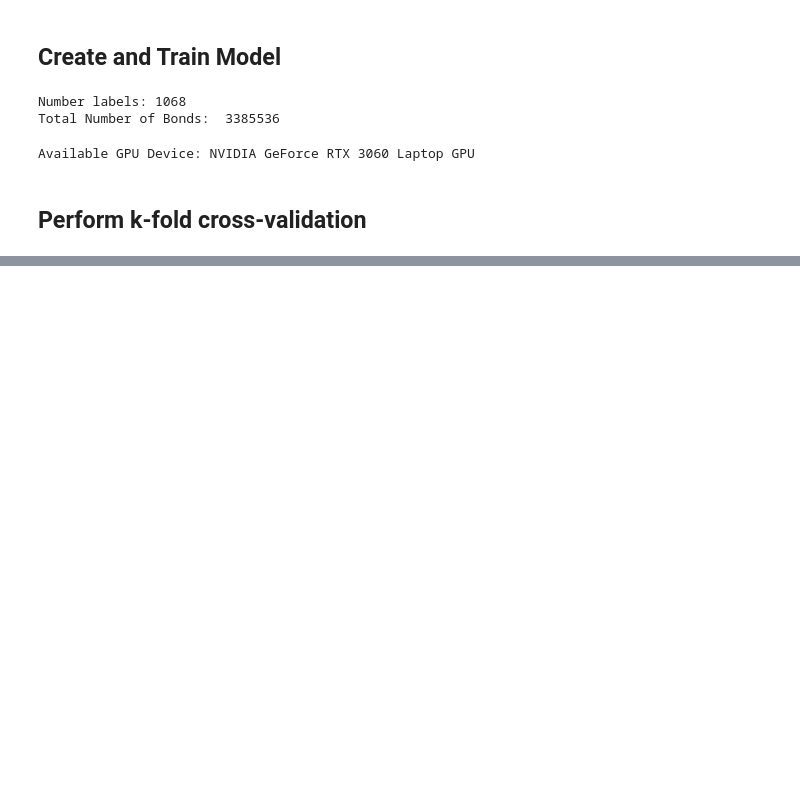
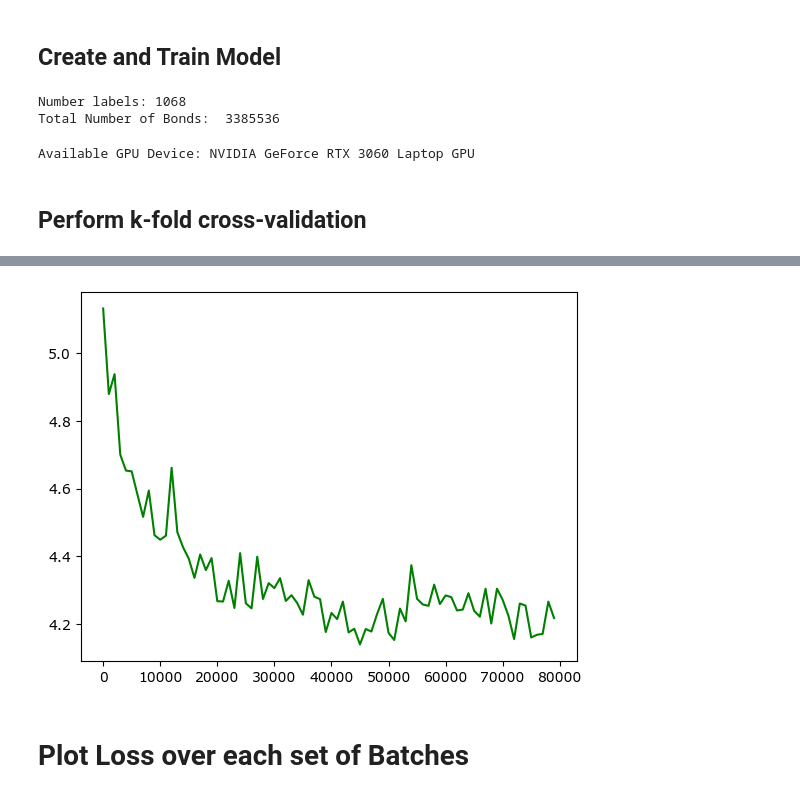
Before and after one commit to adampotter0105/TEC_ML, a Jupyter notebook: train_model.ipynb, the cells around one changed output, grey strips where cells are left out. Cells and saved outputs as stored; diff of their text form; code cells hidden in the pictures; blank space fills up the shorter version.

```diff
--- a/train_model.ipynb
+++ b/train_model.ipynb
@@ -467 +511,8 @@ plt.show()
+# %%
+plt.plot(np.arange(len(test_scores[0, :, 1]))*score_n_it, np.mean(test_scores[:, :, 1], axis=0)*y_std.numpy(), 'g')
+plt.show()
+# %% [output]
+[figure, added]
+# %% [markdown]
+# Plot Loss over each set of Batches
 # %%
```
Also changed, not shown: parts of 21 cells of this notebook, 15 other files.
